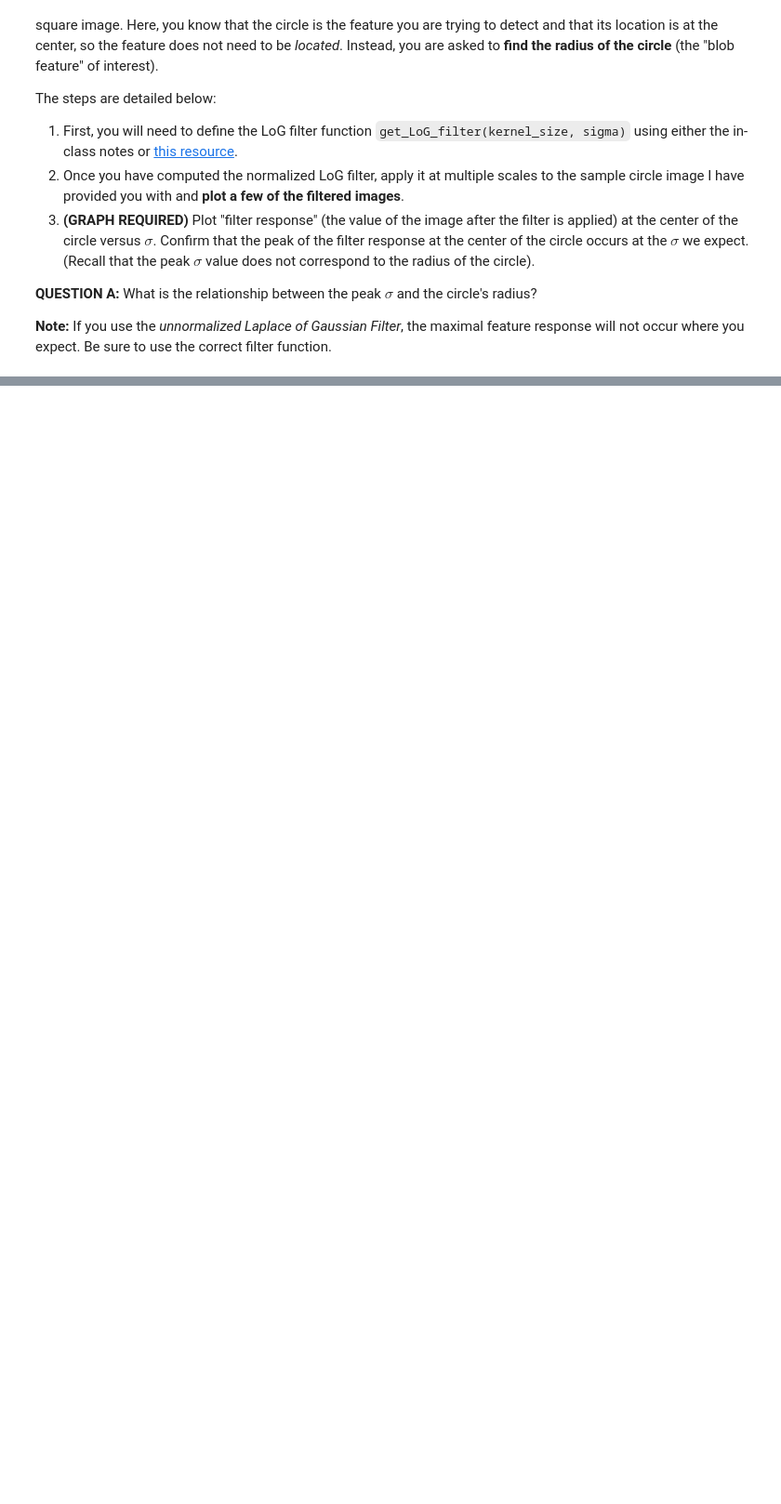
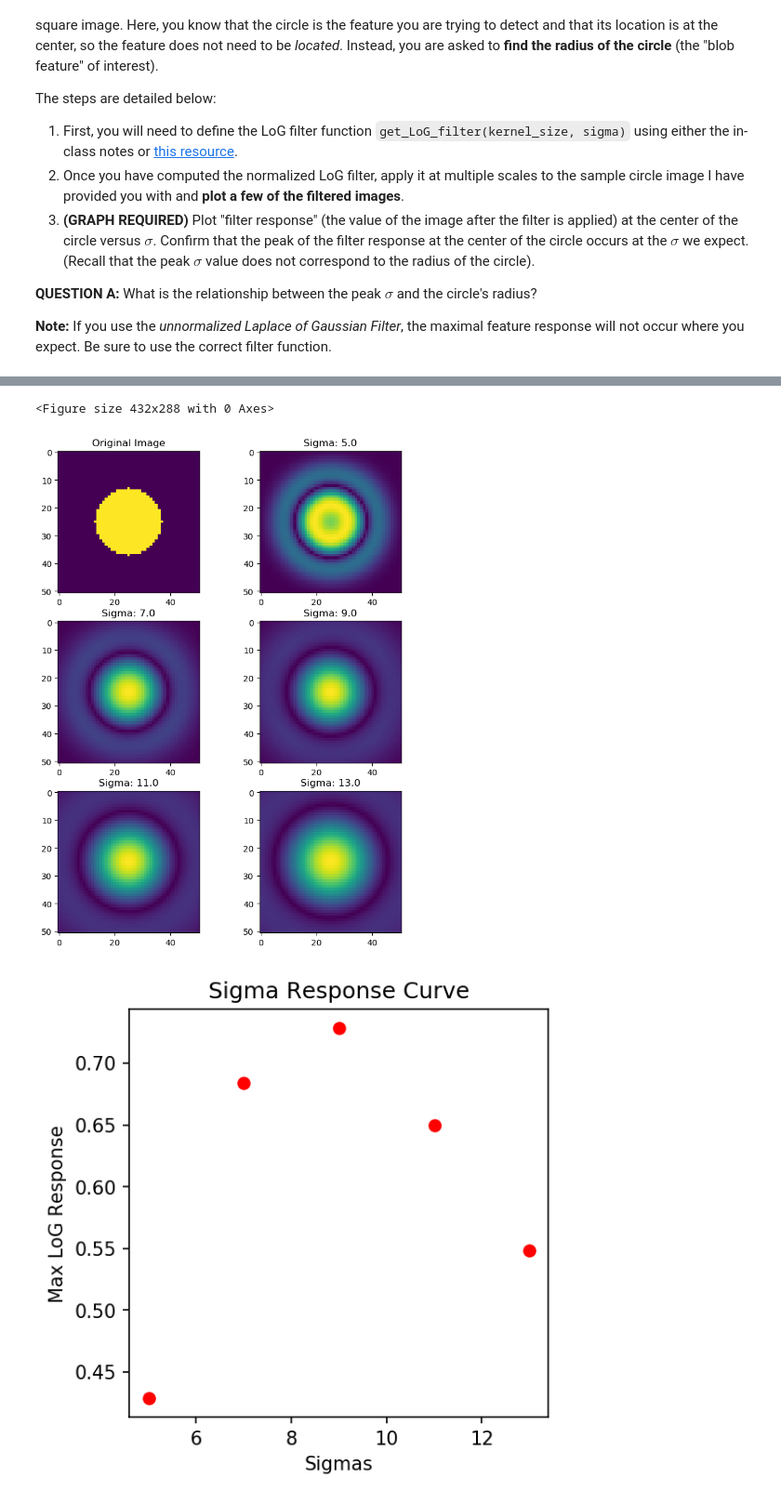
Before and after one commit to 2016bgeyer/Feature-Detection-and-Matching, a Jupyter notebook: P2_features_scale_warping.ipynb, the cells around one changed output, grey strips where cells are left out. Shown at 93% size. Saved outputs shown, nothing was run; the diff lists cells and outputs as text; code cells hidden in the pictures; blank space fills up the shorter version.

```diff
--- a/P2_features_scale_warping.ipynb
+++ b/P2_features_scale_warping.ipynb
@@ -436,23 +447,29 @@ def get_norm_LoG_filter(kernel_size, sigma):
 im_half_size = 25
 radius = 12
 fig = plt.figure()
-circ_img = get_circ_image(2 * im_half_size + 1, radius=radius)
-plt.imshow(circ_img)
-print(f"Image max value: {circ_img.max()}")
+image = get_circ_image(2 * im_half_size + 1, radius=radius)
+# plt.imshow(image)
+print(f"Image max value: {image.max()}")
 
-image = circ_img
 
-sigmas = [2.0, 4, 5.0, 7, 8]
+sigmas = [5.0, 7.0, 9.0, 11.0, 13.0]
 expected_sigma = radius / 1.41421356237  # approx sqrt of 2
 print(f'expected_sigma: {expected_sigma}')
-print(f'expected kernel_size: {(6 * expected_sigma) + 1}') # make odd
+# print(f'expected kernel_size: {(6 * expected_sigma) + 1}') # make odd
 
-# response = np.zeros(
-#     [image.shape[0], image.shape[1], len(sigmas)]
-# )
 norm_response = np.zeros(
     [image.shape[0], image.shape[1], len(sigmas)]
 )
+
+
+# Generating a 2x3 image for writeup
+fig = plt.figure(figsize=(8, 22), dpi=100)
+count = 1
+plt.subplot(6, 2, count)
+plt.title('Original Image')
+plt.imshow(image)
+
+maxes = []
 for ii, sigma in enumerate(sigmas):
     kernel_size = math.floor((6 * sigma) + 1) # 3 * expected sigma in each dimension
     print(f'kernel_size: {kernel_size}')
@@ -475,15 +492,29 @@ for ii, sigma in enumerate(sigmas):
 #     plt.imshow(feature_response)
 #     plt.imshow(feature_response,vmin=-0.0005,vmax=0.002)
 #     plt.imshow(feature_response,vmin=0, vmax=1000)
+    maximum = norm_feature_response.max()
+    maxes.append(maximum)
+    print(f"norm_Sigma: {sigma},\tnorm_Image max value: {maximum}")
+#     fig = plt.figure()
+#     plt.title('norm_filtered_image w/ sigma: ' + str(sigma))
+#     plt.imshow(norm_filtered_image)
+#     fig2 = plt.figure()
+#     plt.title('norm_feature_response w/ sigma: ' + str(sigma))
+#     plt.imshow(norm_feature_response)
+#     plt.imshow(norm_feature_response,cmap='gray', vmin=0, vmax=255)
 
-    print(f"norm_Sigma: {sigma},\tnorm_Image max value: {norm_feature_response.max()}")
-    fig = plt.figure()
-    plt.title('norm_filtered_image w/ sigma: ' + str(sigma))
-    plt.imshow(norm_filtered_image)
-    fig2 = plt.figure()
-    plt.title('norm_feature_response w/ sigma: ' + str(sigma))
+    count += 1
+    plt.subplot(6, 2, count)
+    plt.title('Sigma: ' + str(sigma))
     plt.imshow(norm_feature_response)
-#     plt.imshow(norm_feature_response,cmap='gray', vmin=0, vmax=255)
+
+fig = plt.figure(figsize=(4, 4), dpi=150)
+plt.title('Sigma Response Curve')
+plt.plot(sigmas, maxes, 'ro')
+plt.xlabel('Sigmas')
+plt.ylabel('Max LoG Response')
+plt.show()
+
 
 print(f"norm_Response shape: {norm_response.shape}")
 best_index = np.unravel_index(np.argmax(norm_response, axis=None), norm_response.shape)
@@ -492,3 +523,4 @@ print(f"norm_Response max value: {norm_response[best_index]}")
 print(f"best sigma: {sigmas[best_index[2]]}")  # show sigma that got best value
 
 None
+# %% [output]
@@ -494,0 +539,3 @@ None
+<Figure size 432x288 with 0 Axes>
+[figure, added]
+[figure, added]
```
Also changed, not shown: parts of 9 cells of this notebook, 23 other files.
